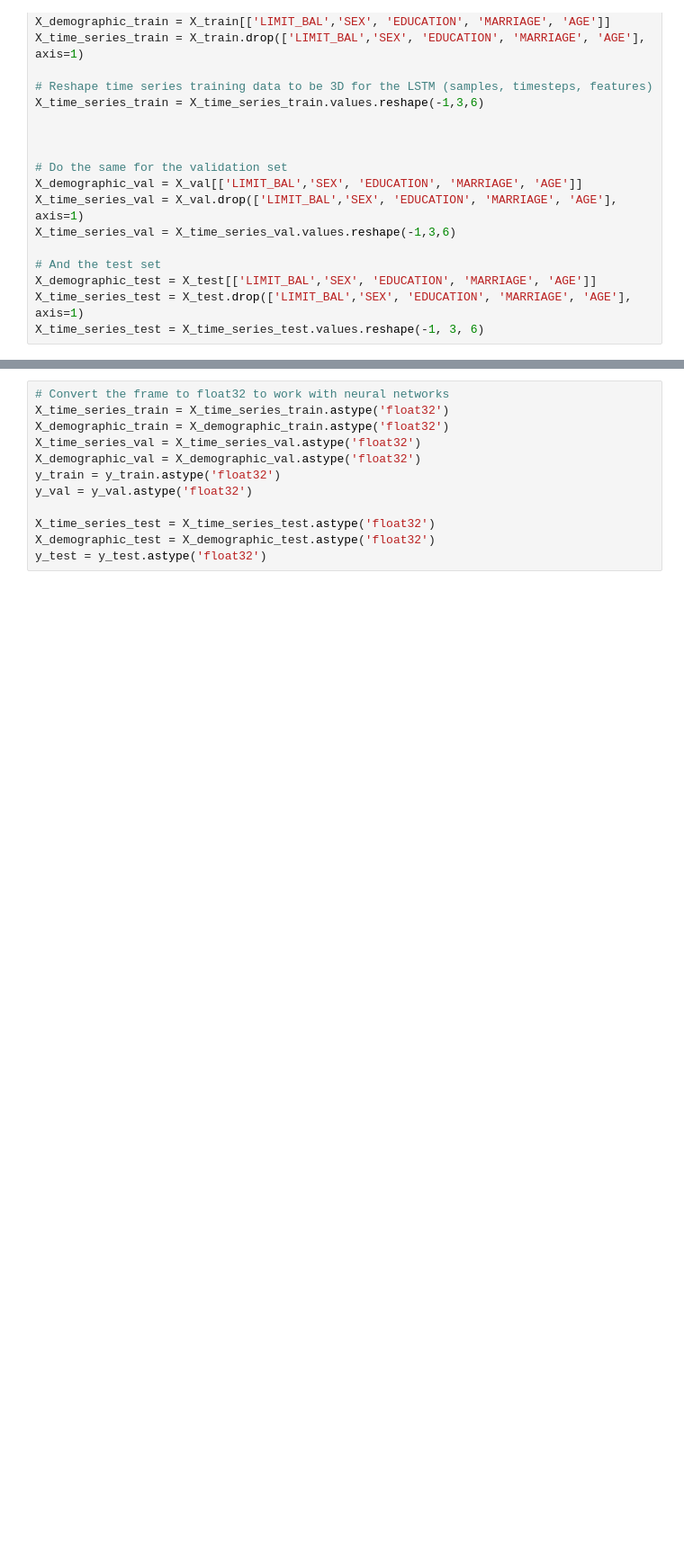
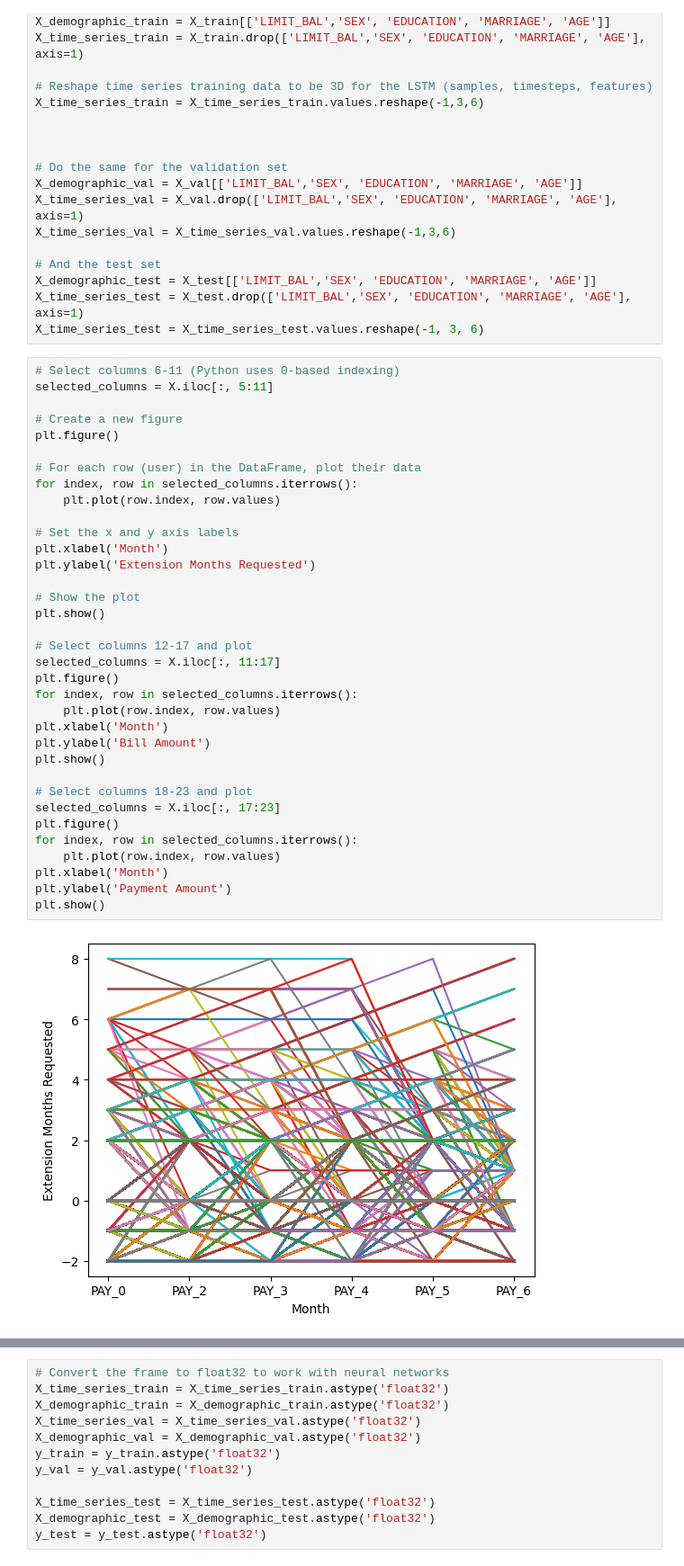
Before and after one commit to DiegoOzuna/LSTM-Credit-Default, a Jupyter notebook: Credit_Default.ipynb, the cells around one changed output, grey strips where cells are left out. Shown at 90% size. Drawn from its saved outputs; the diff is of its cells as text; blank space fills up the shorter version.

```diff
--- a/Credit_Default.ipynb
+++ b/Credit_Default.ipynb
@@ -127,3 +148,40 @@ X_time_series_val = X_time_series_val.values.reshape(-1,3,6)
 X_demographic_test = X_test[['LIMIT_BAL','SEX', 'EDUCATION', 'MARRIAGE', 'AGE']]
 X_time_series_test = X_test.drop(['LIMIT_BAL','SEX', 'EDUCATION', 'MARRIAGE', 'AGE'], axis=1)
 X_time_series_test = X_time_series_test.values.reshape(-1, 3, 6)
+# %%
+# Select columns 6-11 (Python uses 0-based indexing)
+selected_columns = X.iloc[:, 5:11]
+
+# Create a new figure
+plt.figure()
+
+# For each row (user) in the DataFrame, plot their data
+for index, row in selected_columns.iterrows():
+    plt.plot(row.index, row.values)
+
+# Set the x and y axis labels
+plt.xlabel('Month')
+plt.ylabel('Extension Months Requested')
+
+# Show the plot
+plt.show()
+
+# Select columns 12-17 and plot
+selected_columns = X.iloc[:, 11:17]
+plt.figure()
+for index, row in selected_columns.iterrows():
+    plt.plot(row.index, row.values)
+plt.xlabel('Month')
+plt.ylabel('Bill Amount')
+plt.show()
+
+# Select columns 18-23 and plot
+selected_columns = X.iloc[:, 17:23]
+plt.figure()
+for index, row in selected_columns.iterrows():
+    plt.plot(row.index, row.values)
+plt.xlabel('Month')
+plt.ylabel('Payment Amount')
+plt.show()
+# %% [output]
+[figure, added]
```
Also changed, not shown: parts of 20 cells of this notebook.
